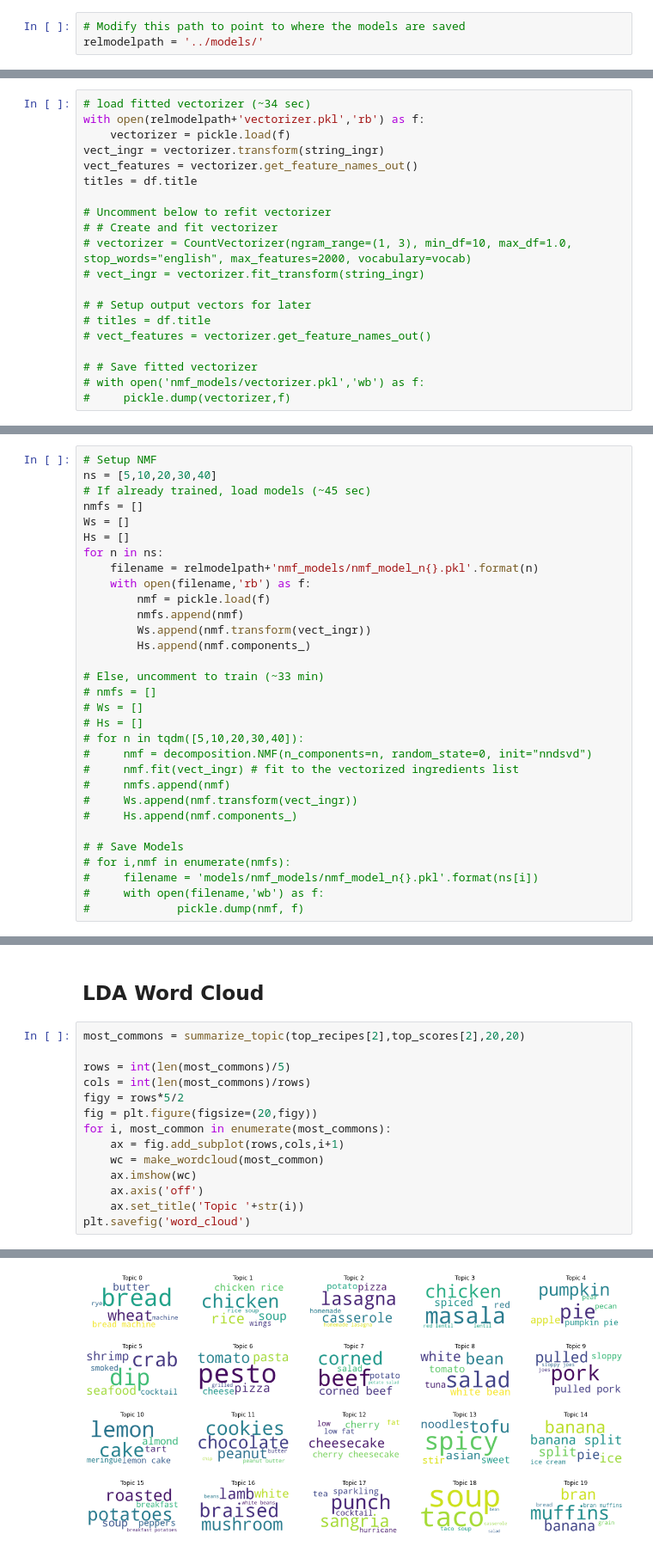
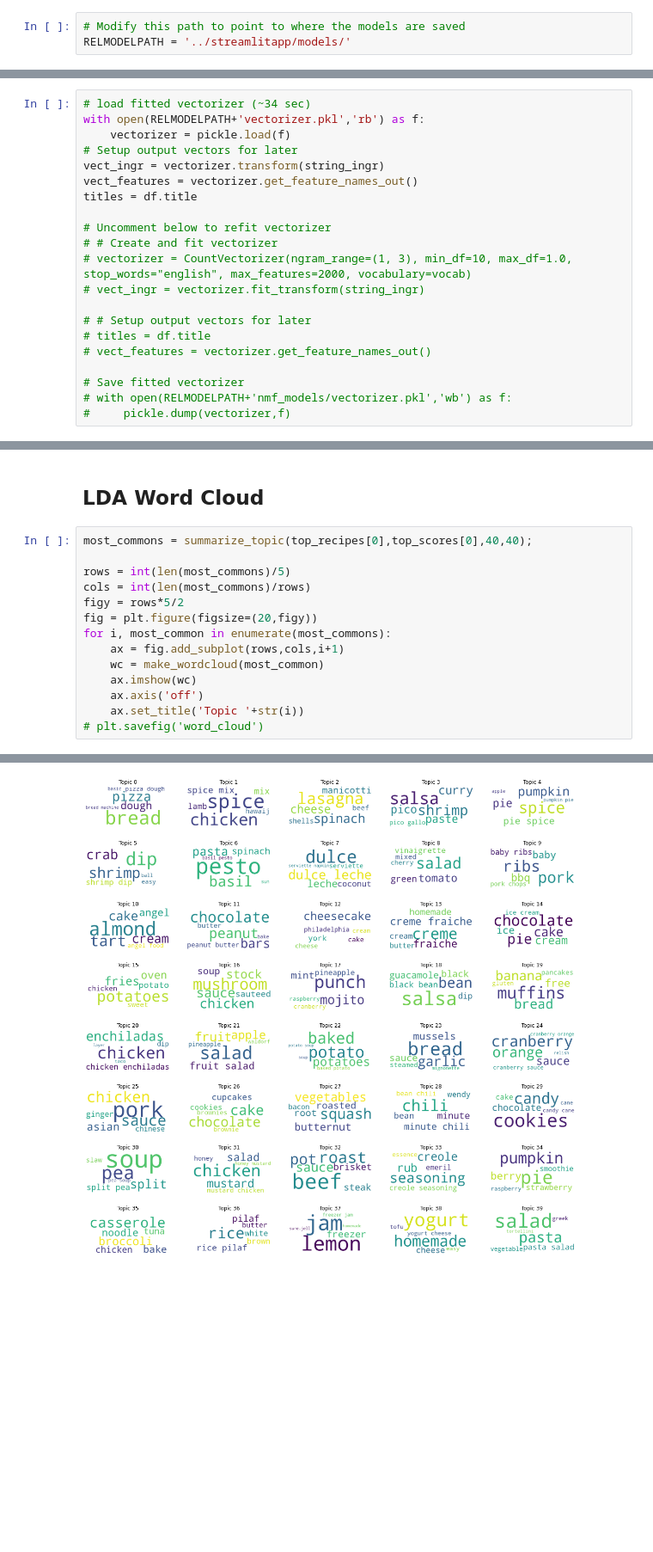
Before and after one commit to johnryanmcnally/capstone, a Jupyter notebook: model_generation/topic_modeling.ipynb, the cells around one changed output, grey strips where cells are left out. Shown at 86% size. Saved outputs shown, nothing was run; the diff lists cells and outputs as text; blank space fills up the shorter version.

```diff
--- a/model_generation/topic_modeling.ipynb
+++ b/model_generation/topic_modeling.ipynb
@@ -83,12 +60,13 @@ Pretrained model can be found in the 'models' folder in the shared drive - https
 # %%
 # Modify this path to point to where the models are saved
-relmodelpath = '../models/'
+RELMODELPATH = '../streamlitapp/models/'
 # %% [markdown]
 ## Vectorizer
 # %%
 # load fitted vectorizer (~34 sec)
-with open(relmodelpath+'vectorizer.pkl','rb') as f:
+with open(RELMODELPATH+'vectorizer.pkl','rb') as f:
     vectorizer = pickle.load(f)
+# Setup output vectors for later
 vect_ingr = vectorizer.transform(string_ingr)
 vect_features = vectorizer.get_feature_names_out()
 titles = df.title
@@ -102,6 +80,6 @@ titles = df.title
 # titles = df.title
 # vect_features = vectorizer.get_feature_names_out()
 
-# # Save fitted vectorizer
-# with open('nmf_models/vectorizer.pkl','wb') as f:
+# Save fitted vectorizer
+# with open(RELMODELPATH+'nmf_models/vectorizer.pkl','wb') as f:
 #     pickle.dump(vectorizer,f)
@@ -134,34 +138,3 @@ for n in ns:
-# %%
-# Setup NMF
-ns = [5,10,20,30,40]
-# If already trained, load models (~45 sec)
-nmfs = []
-Ws = []
-Hs = []
-for n in ns:
-    filename = relmodelpath+'nmf_models/nmf_model_n{}.pkl'.format(n)
-    with open(filename,'rb') as f:
-        nmf = pickle.load(f)
-        nmfs.append(nmf)
-        Ws.append(nmf.transform(vect_ingr))
-        Hs.append(nmf.components_)
-
-# Else, uncomment to train (~33 min)
-# nmfs = []
-# Ws = []
-# Hs = []
-# for n in tqdm([5,10,20,30,40]):
-#     nmf = decomposition.NMF(n_components=n, random_state=0, init="nndsvd")
-#     nmf.fit(vect_ingr) # fit to the vectorized ingredients list
-#     nmfs.append(nmf)
-#     Ws.append(nmf.transform(vect_ingr))
-#     Hs.append(nmf.components_)
-
-# # Save Models
-# for i,nmf in enumerate(nmfs):
-#     filename = 'models/nmf_models/nmf_model_n{}.pkl'.format(ns[i])
-#     with open(filename,'wb') as f:
-#             pickle.dump(nmf, f)
 # %% [markdown]
 ## W2V model
 # %%
@@ -412,7 +345,7 @@ def plot_coherence(avg_coherence, ax, model_type):
 # %% [markdown]
 ## LDA Word Cloud
 # %%
-most_commons = summarize_topic(top_recipes[2],top_scores[2],20,20)
+most_commons = summarize_topic(top_recipes[0],top_scores[0],40,40);
 
 rows = int(len(most_commons)/5)
 cols = int(len(most_commons)/rows)
@@ -424,5 +357,5 @@ for i, most_common in enumerate(most_commons):
     ax.imshow(wc)
     ax.axis('off')
     ax.set_title('Topic '+str(i))
-plt.savefig('word_cloud')
+# plt.savefig('word_cloud')
 # %% [output]
@@ -446 +379 @@ Highest topic 19 weighted recipes are:
-[figure, old version]
+[figure, new version]
```
Also changed, not shown: parts of 36 cells of this notebook, 15 other files.
